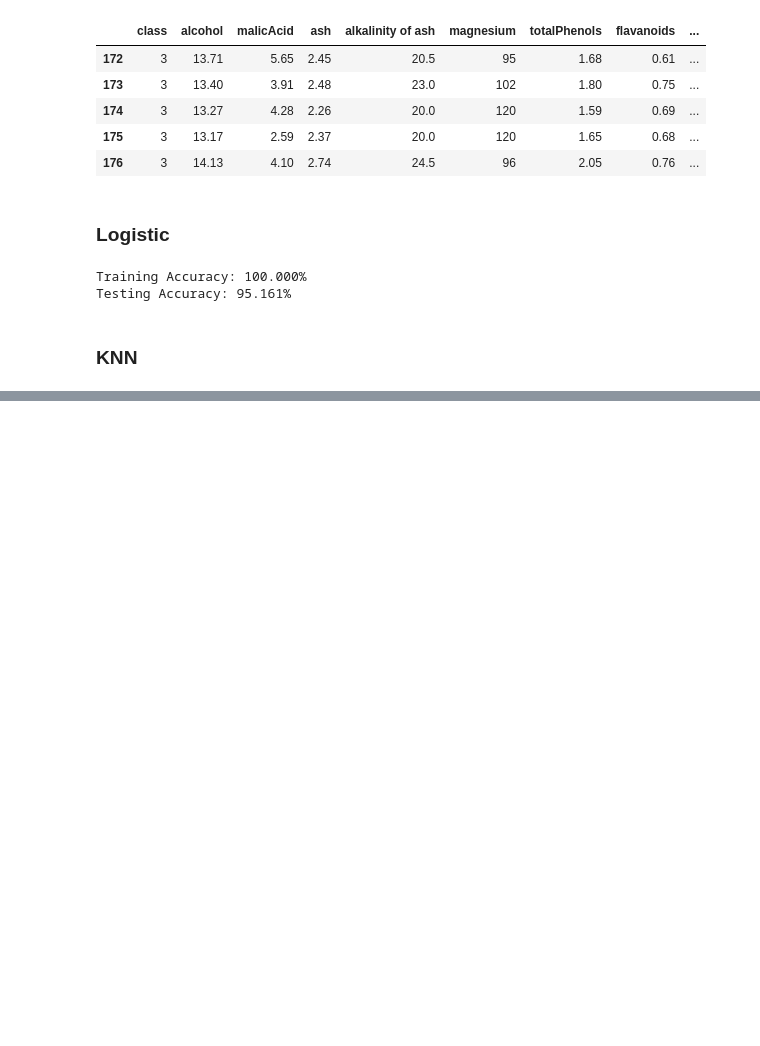
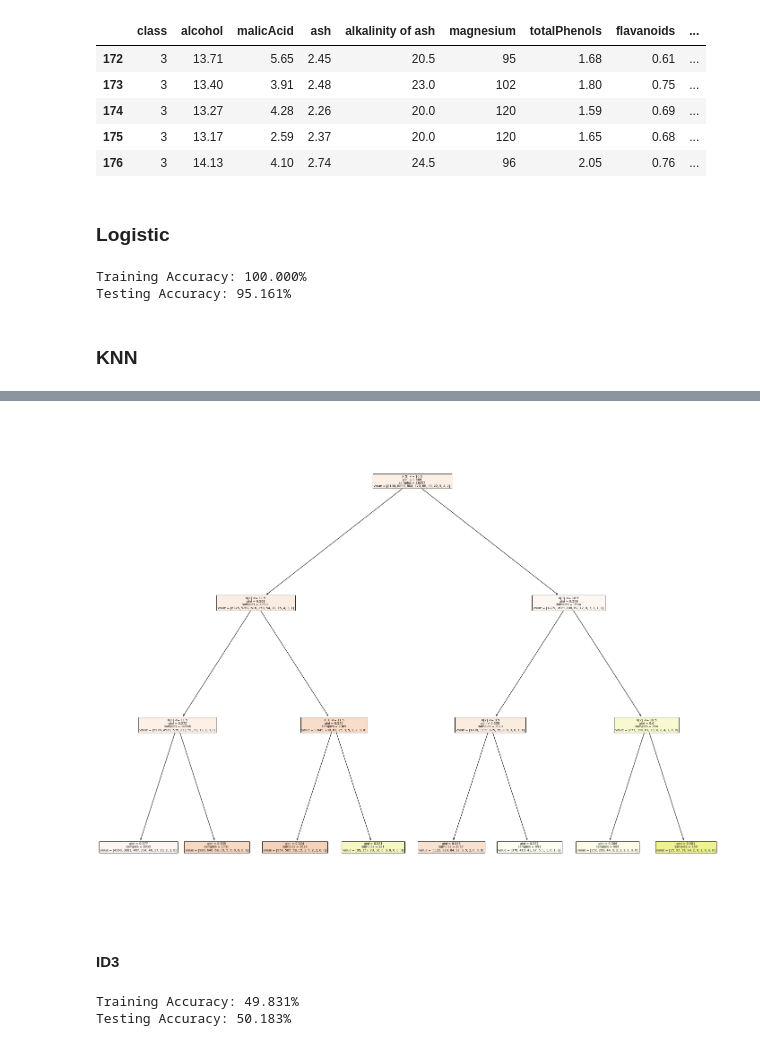
Before and after one commit to 18wh1a1234/WiseML, a Jupyter notebook: Regression.ipynb, the cells around one changed output, grey strips where cells are left out. Cells and saved outputs as stored; diff of their text form; code cells hidden in the pictures; blank space fills up the shorter version.

```diff
--- a/Regression.ipynb
+++ b/Regression.ipynb
@@ -282,0 +377,20 @@ Testing Accuracy: 67.742%
+# %%
+fig = plt.figure(figsize=(25, 20))
+plot_tree(dt_model, filled=True)
+plt.show()
+# %% [output]
+[figure, added]
+# %% [markdown]
+#### ID3
+# %%
+dt_model = DecisionTreeClassifier(criterion='entropy', max_depth=3, random_state=42)
+dt_model.fit(X_train, y_train)
+
+train_pred = dt_model.predict(X_train)
+test_pred =  dt_model.predict(X_test)
+
+print(f"Training Accuracy: {accuracy_score(y_train, train_pred)*100:.3f}%")
+print(f"Testing Accuracy: {accuracy_score(y_test, test_pred)*100:.3f}%")
+# %% [output]
+Training Accuracy: 49.831%
+Testing Accuracy: 50.183%
```
Also changed, not shown: parts of 13 cells of this notebook.
